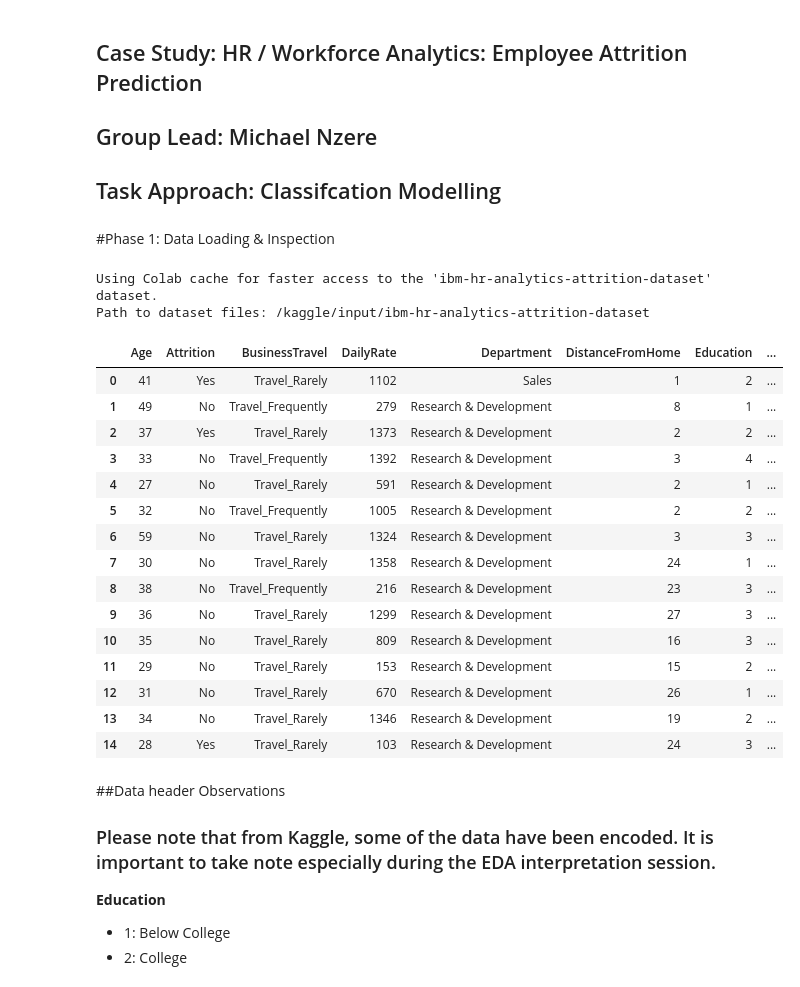
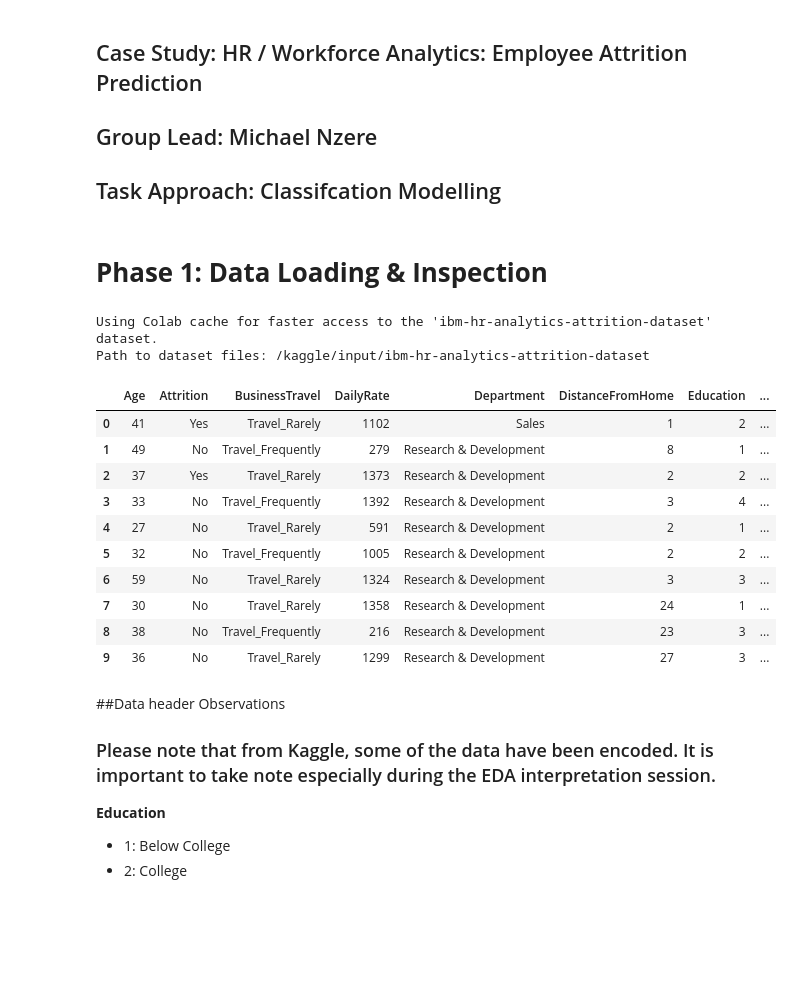
Before and after one commit to michael12-dev/Team-Sentinel, a Jupyter notebook: Team_Sentinel.ipynb, the cells around one changed output. Saved outputs shown, nothing was run; the diff lists cells and outputs as text; code cells hidden in the pictures; blank space fills up the shorter version.

```diff
--- a/Team_Sentinel.ipynb
+++ b/Team_Sentinel.ipynb
@@ -7,5 +9,5 @@
 
 ## Task Approach: Classifcation Modelling
 # %% [markdown]
-#Phase 1: Data Loading & Inspection
+# **Phase 1: Data Loading & Inspection**
 # %%
@@ -60,25 +61,20 @@ df = pd.read_csv(csv_file_path)
 Using Colab cache for faster access to the 'ibm-hr-analytics-attrition-dataset' dataset.
 Path to dataset files: /kaggle/input/ibm-hr-analytics-attrition-dataset
 # %%
-# Display the first few rows of the DataFrame.
-df.head(15)
+# Display the first few rows of the DataFrame
+df.head(10)
 # %% [output]
 |  | Age | Attrition | BusinessTravel | DailyRate | Department | DistanceFromHome | Education | ... |
 | 0 | 41 | Yes | Travel_Rarely | 1102 | Sales | 1 | 2 | ... |
 | 1 | 49 | No | Travel_Frequently | 279 | Research & Development | 8 | 1 | ... |
 | 2 | 37 | Yes | Travel_Rarely | 1373 | Research & Development | 2 | 2 | ... |
 | 3 | 33 | No | Travel_Frequently | 1392 | Research & Development | 3 | 4 | ... |
 | 4 | 27 | No | Travel_Rarely | 591 | Research & Development | 2 | 1 | ... |
 | 5 | 32 | No | Travel_Frequently | 1005 | Research & Development | 2 | 2 | ... |
 | 6 | 59 | No | Travel_Rarely | 1324 | Research & Development | 3 | 3 | ... |
 | 7 | 30 | No | Travel_Rarely | 1358 | Research & Development | 24 | 1 | ... |
 | 8 | 38 | No | Travel_Frequently | 216 | Research & Development | 23 | 3 | ... |
 | 9 | 36 | No | Travel_Rarely | 1299 | Research & Development | 27 | 3 | ... |
-| 10 | 35 | No | Travel_Rarely | 809 | Research & Development | 16 | 3 | ... |
-| 11 | 29 | No | Travel_Rarely | 153 | Research & Development | 15 | 2 | ... |
-| 12 | 31 | No | Travel_Rarely | 670 | Research & Development | 26 | 1 | ... |
-| 13 | 34 | No | Travel_Rarely | 1346 | Research & Development | 19 | 2 | ... |
-| 14 | 28 | Yes | Travel_Rarely | 103 | Research & Development | 24 | 3 | ... |
 # %% [markdown]
 ##Data header Observations
 
```
Also changed, not shown: parts of 137 cells of this notebook.
